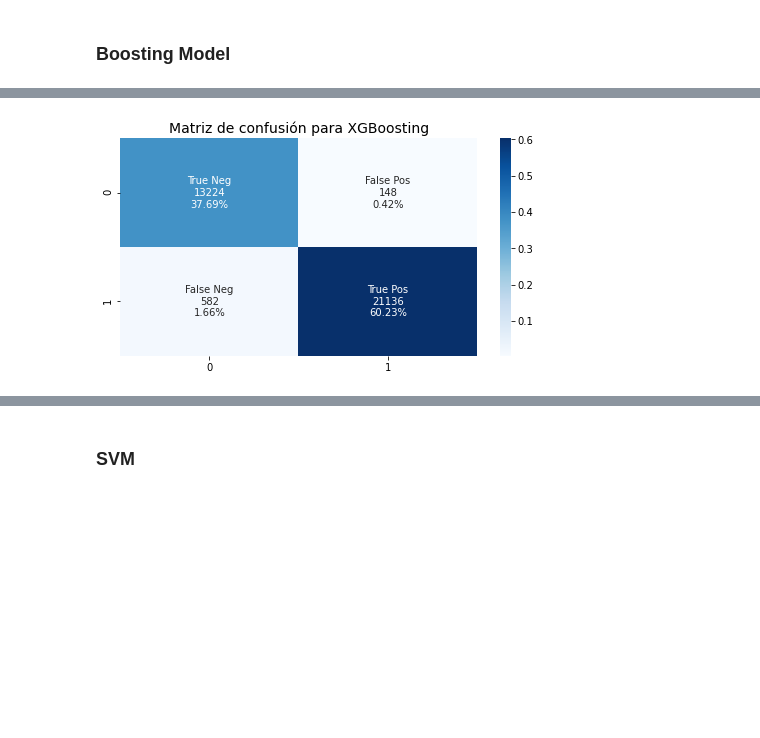
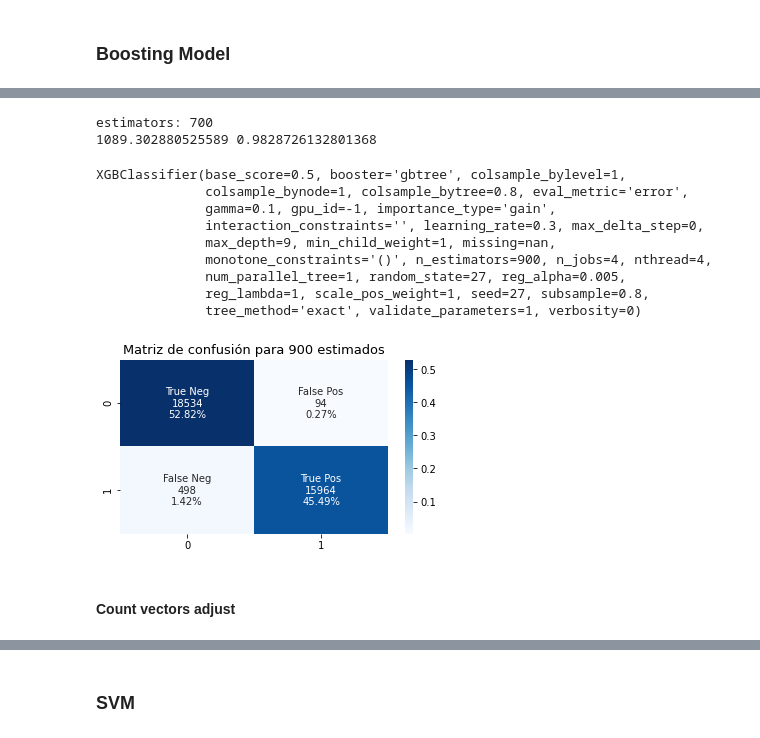
Before and after one commit to Liu-Lc/TwitterTraffic-Pty, a Jupyter notebook: classification.ipynb, the cells around one changed output, grey strips where cells are left out. Cells and saved outputs as stored; diff of their text form; code cells hidden in the pictures; blank space fills up the shorter version.

```diff
--- a/classification.ipynb
+++ b/classification.ipynb
@@ -66,7 +78,7 @@ X3 = tfi.fit_transform(classified.clean).toarray()
 # labels = classified.isIncident
 # %%
 from sklearn.model_selection import train_test_split
-X_train, X_test, y_train, y_test = train_test_split(X1, classified.isIncident, test_size=0.2, random_state=0)
+X_train1, X_test1, y_train1, y_test1 = train_test_split(X11, classified.isIncident, test_size=0.2, random_state=0)
 # %% [markdown]
 ### Random Forest
 # %%
@@ -285,19 +334,22 @@ plt.ylabel('Feature Importance Score')
 xgresume = []
 xgb_arr = []
 
-for i in [64,128,256,512,1024,2048,4096]:
+for i in [512,1024,2048]:
     print('\nestimators:', str(i))
     start = time.time()
     xgb = XGBClassifier(
         learning_rate=0.3,
         n_estimators=i,
         max_depth=9, min_child_weight=1,
-        gamma=0.1, subsample=0.9, colsample_bytree=0.9,
+        gamma=0.1, subsample=0.8, colsample_bytree=0.8,
+        reg_alpha=0.005,
         nthread=4, seed=27, eval_metric='error', verbosity=0)
     xgb_arr.append(xgb)
-    xgb_arr[-1].fit(X_train, y_train)
+    print('Fitting... ', time.asctime())
+    xgb_arr[-1].fit(X_train1, y_train1)
     end = time.time()
-    y_xgb = xgb_arr[-1].predict(X_test)
-    print(str(end-start), accuracy_score(y_test, y_xgb))
-    xgresume.append([i, end-start, accuracy_score(y_test, y_xgb),
-    confusion_matrix(y_test,y_xgb), classification_report(y_test,y_xgb)])
+    print('Predicting... ', time.asctime())
+    y_xgb = xgb_arr[-1].predict(X_test1)
+    print(str(end-start), accuracy_score(y_test1, y_xgb))
+    xgresume.append([i, end-start, accuracy_score(y_test1, y_xgb),
+    confusion_matrix(y_test1,y_xgb), classification_report(y_test1,y_xgb)])
@@ -345,20 +418,21 @@ plt.show()
 xgresume1 = []
 xgb_arr1 = []
 
-for i in [400,500,600,700,800,900]:
+for i in [600,700,800,900]:
     print('\nestimators:', str(i))
     start = time.time()
     xgb = XGBClassifier(
         learning_rate=0.3,
         n_estimators=i,
         max_depth=9, min_child_weight=1,
-        gamma=0.1, subsample=0.9, colsample_bytree=0.9,
+        gamma=0.1, subsample=0.8, colsample_bytree=0.8,
+        reg_alpha=0.005,
         nthread=4, seed=27, eval_metric='error', verbosity=0)
     xgb_arr1.append(xgb)
-    xgb_arr1[-1].fit(X_train, y_train)
+    xgb_arr1[-1].fit(X_train1, y_train1)
     end = time.time()
-    y_xgb = xgb_arr1[-1].predict(X_test)
-    print(str(end-start), accuracy_score(y_test, y_xgb))
-    xgresume1.append([i, end-start, accuracy_score(y_test, y_xgb),
-    confusion_matrix(y_test,y_xgb), classification_report(y_test,y_xgb)])
+    y_xgb = xgb_arr1[-1].predict(X_test1)
+    print(str(end-start), accuracy_score(y_test1, y_xgb))
+    xgresume1.append([i, end-start, accuracy_score(y_test1, y_xgb),
+    confusion_matrix(y_test1,y_xgb), classification_report(y_test1,y_xgb)])
 # %% [output]
@@ -400,22 +500,51 @@ plt.show()
+# %%
+print('\nestimators: 1000')
+start = time.time()
+xgb_final = XGBClassifier(
+    learning_rate=0.3,
+    n_estimators=1000,
+    max_depth=9, min_child_weight=1,
+    gamma=0.1, subsample=0.8, colsample_bytree=0.8, reg_alpha=0.005,
+    nthread=4, seed=27, eval_metric='error', verbosity=0)
+xgb_final.fit(X_train, y_train)
+end = time.time()
+y_xgb = xgb_final.predict(X_test)
+print(str(end-start), accuracy_score(y_test, y_xgb))
+# %% [output]
+estimators: 700
+1089.302880525589 0.9828726132801368
 # %%
-xgb_final = xgb_arr1[1]
-y_xgb = xgb_final.predict(X_test)
+xgb_final = xgb_arr1[-1]
+y_xgb = xgb_final.predict(X_test1)
+xgb_final
+# %% [output]
+XGBClassifier(base_score=0.5, booster='gbtree', colsample_bylevel=1,
+              colsample_bynode=1, colsample_bytree=0.8, eval_metric='error',
+              gamma=0.1, gpu_id=-1, importance_type='gain',
+              interaction_constraints='', learning_rate=0.3, max_delta_step=0,
+              max_depth=9, min_child_weight=1, missing=nan,
+              monotone_constraints='()', n_estimators=900, n_jobs=4, nthread=4,
+              num_parallel_tree=1, random_state=27, reg_alpha=0.005,
+              reg_lambda=1, scale_pos_weight=1, seed=27, subsample=0.8,
+              tree_method='exact', validate_parameters=1, verbosity=0)
 # %%
-xgb_con = confusion_matrix(y_test,y_xgb)
+xgb_con = confusion_matrix(y_test1,y_xgb)
 group_names = ['True Neg','False Pos','False Neg','True Pos']
 group_counts = ['{0:0.0f}'.format(value) for value in
                 xgb_con.flatten()]
 group_percentages = ['{0:.2%}'.format(value) for value in
                      xgb_con.flatten()/np.sum(xgb_con)]
 labels = ['%s\n%s\n%s' % (v1, v2, v3) for v1, v2, v3 in
           zip(group_names,group_counts,group_percentages)]
 labels = np.asarray(labels).reshape(2,2)
-plt.figure(figsize=(8,4))
+plt.figure(figsize=(6,3.2))
 sns.heatmap(xgb_con/np.sum(xgb_con), annot=labels, fmt='', cmap='Blues')
-plt.title('Matriz de confusión para XGBoosting', fontsize=14)
+plt.title('Matriz de confusión para 900 estimados', fontsize=13)
 plt.show()
 # %% [output]
-[figure, old version]
+[figure, new version]
 # %%
 with open('xgb_classifier', 'wb') as picklefile:
     pickle.dump(xgb_final, picklefile)
+# %% [markdown]
+#### Count vectors adjust
```
Also changed, not shown: parts of 43 cells of this notebook, 3 other files.
